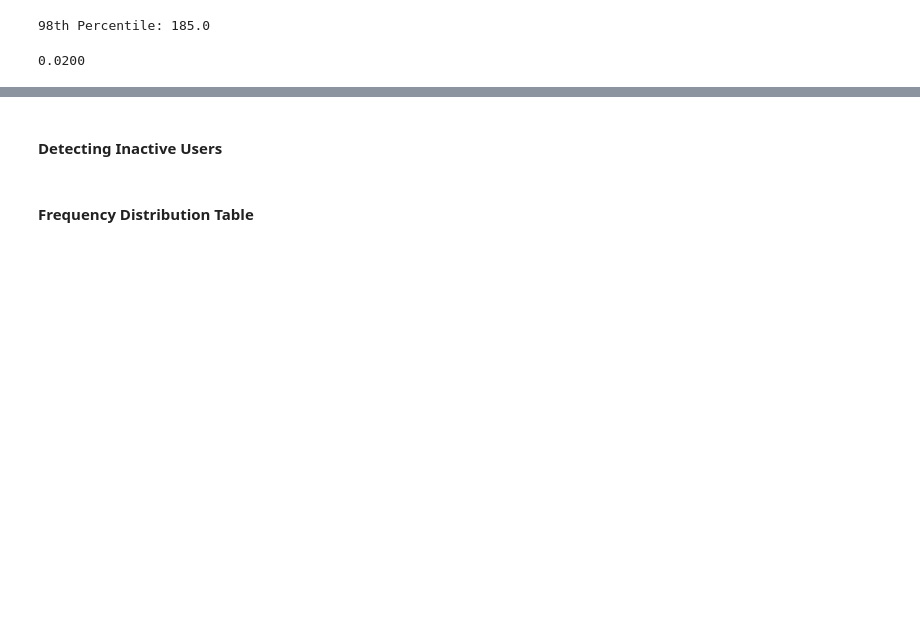
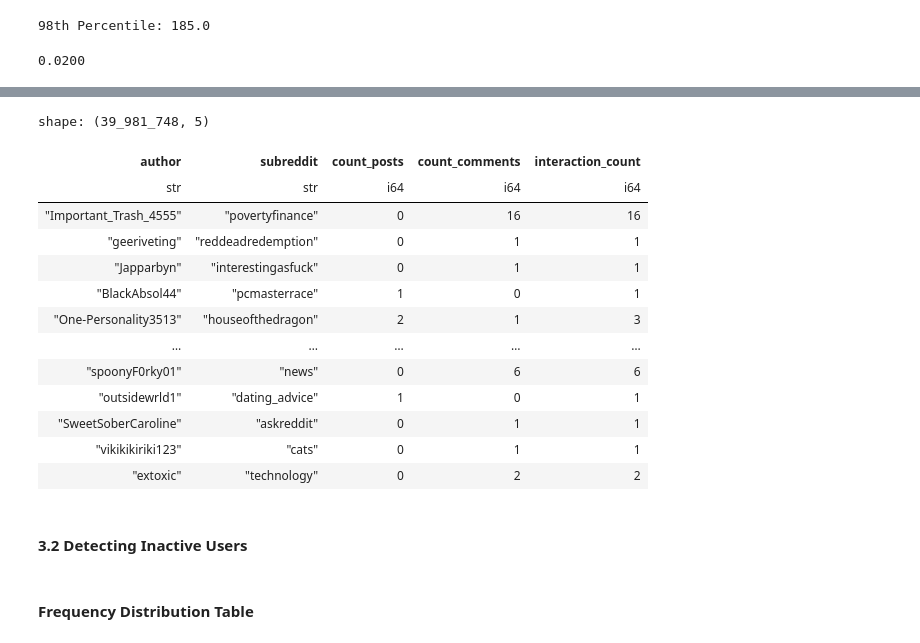
Before and after one commit to Donyl-Alcantara/Accesslab_MiniProject_Alcantara-Vocal, a Jupyter notebook: 04 Network Topology.ipynb, the cells around one changed output, grey strips where cells are left out. Cells and saved outputs as stored; diff of their text form; code cells hidden in the pictures; blank space fills up the shorter version.

```diff
--- a/04 Network Topology.ipynb
+++ b/04 Network Topology.ipynb
@@ -457,5 +455,30 @@ shape: (13_094_697, 3)
+# %%
+# display reconciled without hyperactive users
+
+df_all_wo_top = df_all.join(
+    auti_wo_top.select("author"),
+    on="author",
+    how="inner"
+)
+
+display(df_all_wo_top)
+# %% [output]
+shape: (39_981_748, 5)
+| author | subreddit | count_posts | count_comments | interaction_count |
+| str | str | i64 | i64 | i64 |
+| "Important_Trash_4555" | "povertyfinance" | 0 | 16 | 16 |
+| "geeriveting" | "reddeadredemption" | 0 | 1 | 1 |
+| "Japparbyn" | "interestingasfuck" | 0 | 1 | 1 |
+| "BlackAbsol44" | "pcmasterrace" | 1 | 0 | 1 |
+| "One-Personality3513" | "houseofthedragon" | 2 | 1 | 3 |
+| … | … | … | … | … |
+| "spoonyF0rky01" | "news" | 0 | 6 | 6 |
+| "outsidewrld1" | "dating_advice" | 1 | 0 | 1 |
+| "SweetSoberCaroline" | "askreddit" | 0 | 1 | 1 |
+| "vikikikiriki123" | "cats" | 0 | 1 | 1 |
+| "extoxic" | "technology" | 0 | 2 | 2 |
 # %% [markdown]
-#### Detecting Inactive Users
+#### 3.2 Detecting Inactive Users
 # %% [markdown]
 #### Frequency Distribution Table
 # %%
```
Also changed, not shown: parts of 12 cells of this notebook.
